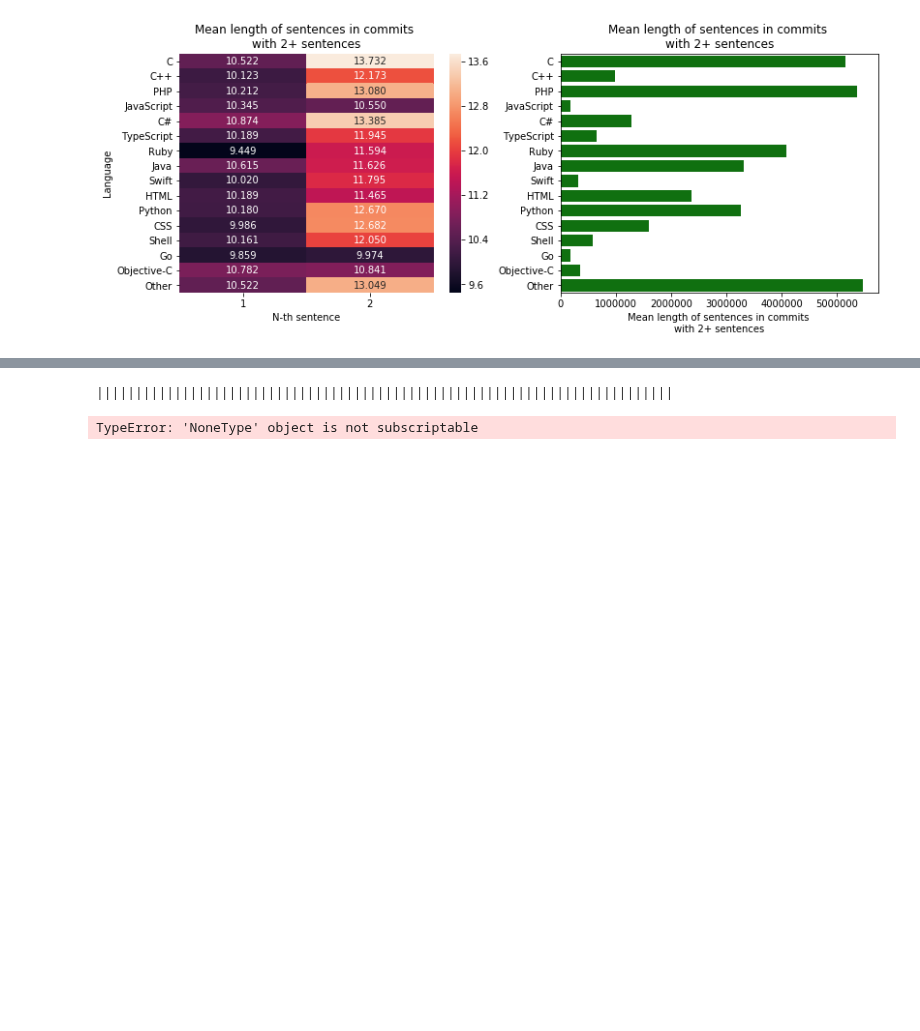
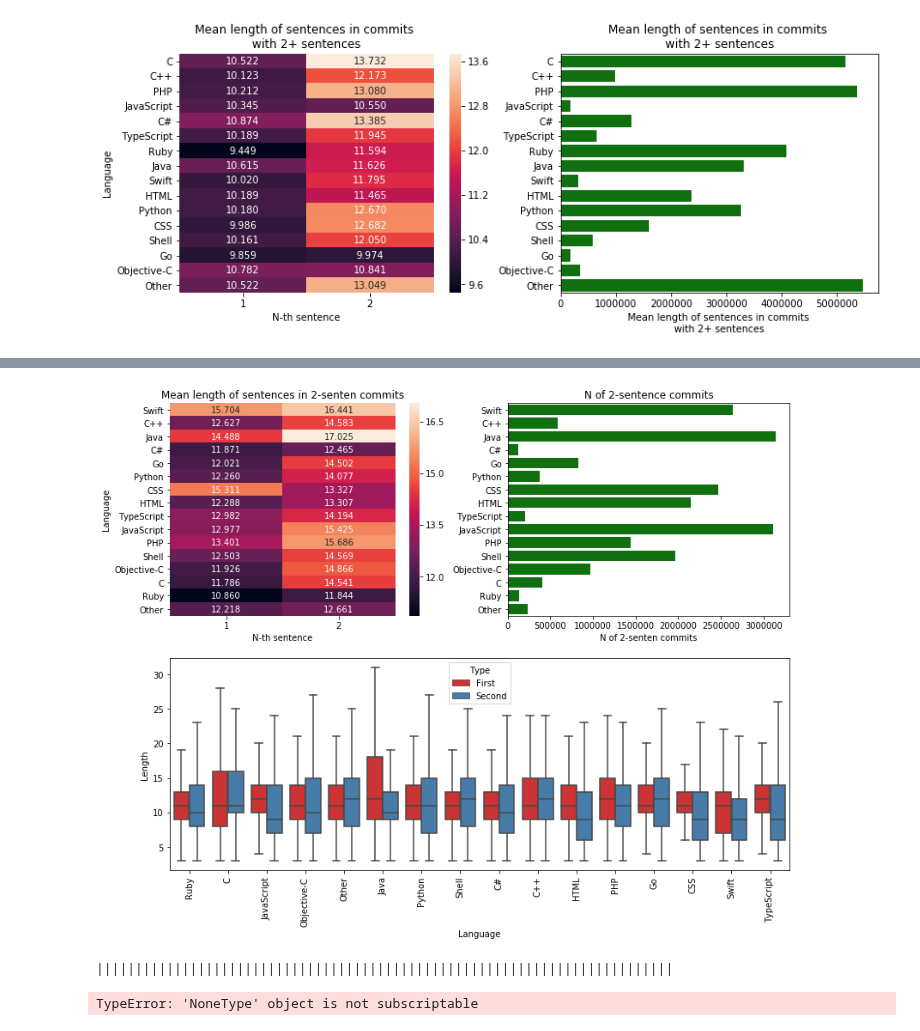
Before and after one commit to dkbrz/Git_Commits, a Jupyter notebook: notebooks_full/vocabulary.ipynb, the cells around one changed output, grey strips where cells are left out. Saved outputs shown, nothing was run; the diff lists cells and outputs as text; code cells hidden in the pictures; blank space fills up the shorter version.

```diff
--- a/notebooks_full/vocabulary.ipynb
+++ b/notebooks_full/vocabulary.ipynb
@@ -770,0 +876,3 @@ plot_sentences_one_vs_many()
+# %%
+df = pd.read_csv('/home/glznv/lengths.csv', sep='\t', header=None)
+df.columns = ['Language_', 'First', 'Second']
@@ -770,0 +888,2 @@ plot_sentences_one_vs_many()
+# %%
+df['Language'] = [i if i in languages else 'Other' for i in df['Language_'].values ]
@@ -770,0 +911,9 @@ plot_sentences_one_vs_many()
+# %%
+df1 = df[['Language', 'First']]
+df1['Type'] = ['First' for i in range(len(df1))]
+df1.columns = ['Language', 'Value', 'Type']
+df2 = df[['Language', 'Second']]
+df2['Type'] = ['Second' for i in range(len(df1))]
+df2.columns = ['Language', 'Value', 'Type']
+# %%
+matrix_df = pd.concat([df1, df2])
@@ -771,3 +929,39 @@ plot_sentences_one_vs_many()
+# %%
+n=2
+fig = plt.figure(figsize=(20,10))
+#ax1 = fig.add_subplot(221)
+#ax2 = fig.add_subplot(222)
+ax1 = plt.subplot2grid((2, 3), (0, 1), colspan=1)
+ax2 = plt.subplot2grid((2, 3), (0, 2), colspan=1)
+ax3 = plt.subplot2grid((2, 3), (1, 1), colspan=2)
+
+#A, N, matrix_df = show_lengths(n=n)
+A, N = df.groupby(by='Language').mean()[['First', 'Second']].values, df.groupby(by='Language').count()['First'].values
+ax1 = sns.heatmap(A, annot=True, fmt=".3f", yticklabels=labels, xticklabels=list(range(1,n+1)), ax=ax1)
+ax1.set_xlabel('N-th sentence')
+ax1.set_ylabel('Language')
+ax1.set_title('Mean length of sentences in {}-senten commits'.format(n))
+
+_ = pd.DataFrame(data={'N':N})
+_.index = labels
+ax2 = sns.barplot(data=_.T, color='green', ecolor='black', orient='h', ax=ax2)
+ax2.set_xlabel('N of {}-senten commits'.format(n));
+ax2.set_title('N of {}-sentence commits'.format(n))
+
+ax3 = sns.boxplot(data=matrix_df, x=matrix_df['Language'],
+                  y=matrix_df['Value'], hue=matrix_df['Type'], palette="Set1", showfliers=False, ax=ax3)
+ax3.set_xticklabels(ax3.get_xticklabels(), rotation = 90)
+ax3.set_xlabel('Language'.format(n))
+ax3.set_ylabel('Length'.format(n));
+
+plt.show()
+# %% [output]
+[figure, added]
+# %%
+print_text()
+# %% [output]
+||||||||||||||||||||||||||||||||||||||||||||||||||||||||||||||||||||||||||
+TypeError: 'NoneType' object is not subscriptable
 # %%
 def print_text():
     with open('/home/glznv/all_commits.txt', 'w') as f:
@@ -779,11 +973,6 @@ def print_text():
             text = mycursor.fetchone()
             if text[1] % 1000000 == 0:
                 print('|', end='')
-# %%
-print_text()
-# %% [output]
-||||||||||||||||||||||||||||||||||||||||||||||||||||||||||||||||||||||||||
-TypeError: 'NoneType' object is not subscriptable
 # %%
 repos
 # %%
```
Also changed, not shown: parts of 10 cells of this notebook, 1 other file.
